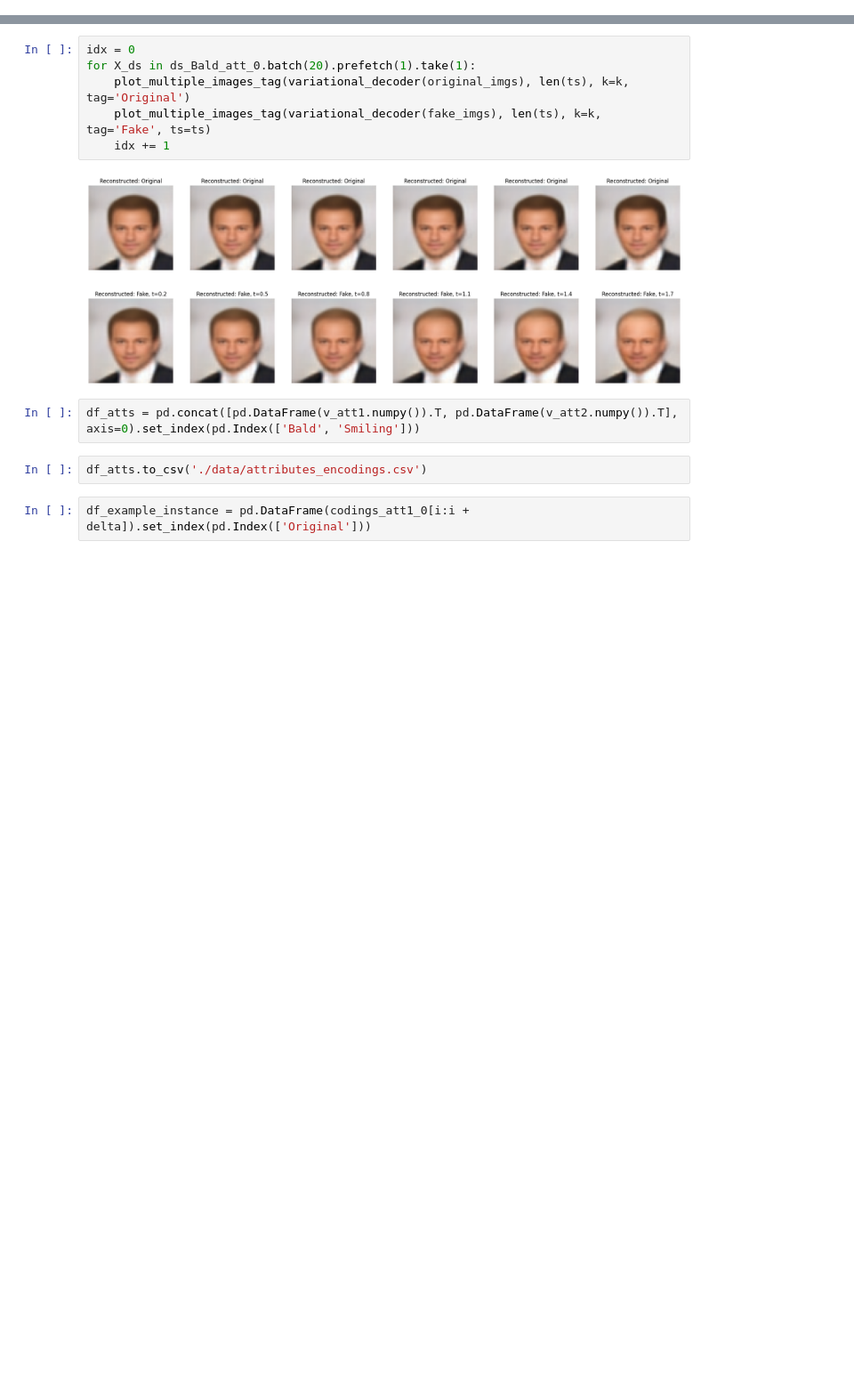
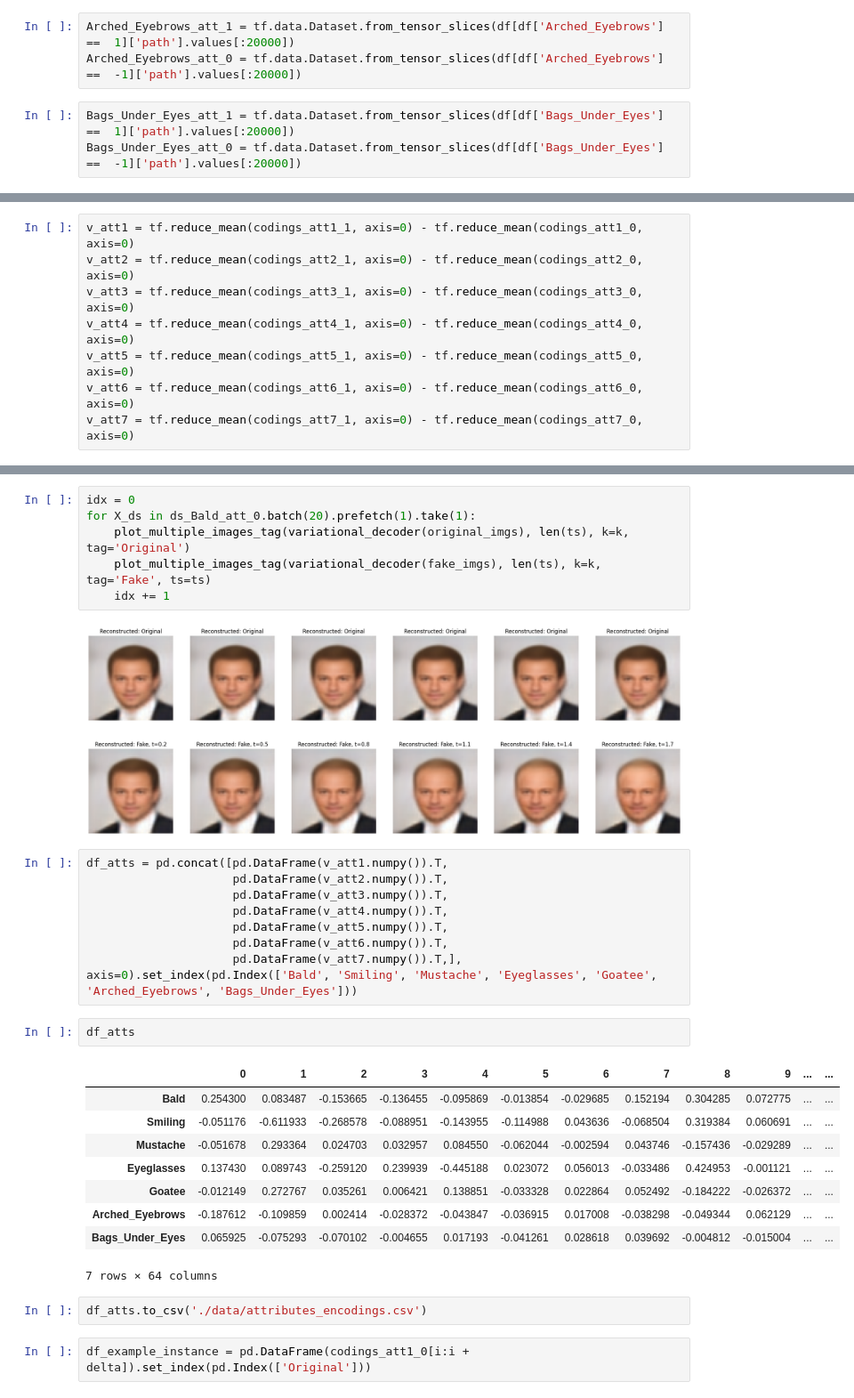
Before and after one commit to xValentim/VisionAlchemy, a Jupyter notebook: interpolation_celeba.ipynb, the cells around one changed output, grey strips where cells are left out. Shown: that part at 89% size. Saved outputs shown, nothing was run; the diff lists cells and outputs as text; blank space fills up the shorter version.

```diff
--- a/interpolation_celeba.ipynb
+++ b/interpolation_celeba.ipynb
@@ -232,3 +293,9 @@ Smiling_att_0 = tf.data.Dataset.from_tensor_slices(df[df['Smiling'] ==  -1]['pat
+# %%
+Arched_Eyebrows_att_1 = tf.data.Dataset.from_tensor_slices(df[df['Arched_Eyebrows'] ==  1]['path'].values[:20000])
+Arched_Eyebrows_att_0 = tf.data.Dataset.from_tensor_slices(df[df['Arched_Eyebrows'] ==  -1]['path'].values[:20000])
+# %%
+Bags_Under_Eyes_att_1 = tf.data.Dataset.from_tensor_slices(df[df['Bags_Under_Eyes'] ==  1]['path'].values[:20000])
+Bags_Under_Eyes_att_0 = tf.data.Dataset.from_tensor_slices(df[df['Bags_Under_Eyes'] ==  -1]['path'].values[:20000])
 # %%
 '''
 
@@ -317,3 +444,11 @@ v_att1, v_att2
+# %%
+v_att1 = tf.reduce_mean(codings_att1_1, axis=0) - tf.reduce_mean(codings_att1_0, axis=0)
+v_att2 = tf.reduce_mean(codings_att2_1, axis=0) - tf.reduce_mean(codings_att2_0, axis=0)
+v_att3 = tf.reduce_mean(codings_att3_1, axis=0) - tf.reduce_mean(codings_att3_0, axis=0)
+v_att4 = tf.reduce_mean(codings_att4_1, axis=0) - tf.reduce_mean(codings_att4_0, axis=0)
+v_att5 = tf.reduce_mean(codings_att5_1, axis=0) - tf.reduce_mean(codings_att5_0, axis=0)
+v_att6 = tf.reduce_mean(codings_att6_1, axis=0) - tf.reduce_mean(codings_att6_0, axis=0)
+v_att7 = tf.reduce_mean(codings_att7_1, axis=0) - tf.reduce_mean(codings_att7_0, axis=0)
 # %%
 def plot_multiple_images_tag(images, n_cols=None, k=1, tag=False, ts=None):
     n_cols = n_cols or len(images)
@@ -356,7 +491,25 @@ for X_ds in ds_Bald_att_0.batch(20).prefetch(1).take(1):
 [figure]
 [figure]
 # %%
-df_atts = pd.concat([pd.DataFrame(v_att1.numpy()).T, pd.DataFrame(v_att2.numpy()).T], axis=0).set_index(pd.Index(['Bald', 'Smiling']))
+df_atts = pd.concat([pd.DataFrame(v_att1.numpy()).T,
+                     pd.DataFrame(v_att2.numpy()).T,
+                     pd.DataFrame(v_att3.numpy()).T,
+                     pd.DataFrame(v_att4.numpy()).T,
+                     pd.DataFrame(v_att5.numpy()).T,
+                     pd.DataFrame(v_att6.numpy()).T,
+                     pd.DataFrame(v_att7.numpy()).T,], axis=0).set_index(pd.Index(['Bald', 'Smiling', 'Mustache', 'Eyeglasses', 'Goatee', 'Arched_Eyebrows', 'Bags_Under_Eyes']))
+# %%
+df_atts
+# %% [output]
+|  | 0 | 1 | 2 | 3 | 4 | 5 | 6 | 7 | 8 | 9 | ... | ... |
+| Bald | 0.254300 | 0.083487 | -0.153665 | -0.136455 | -0.095869 | -0.013854 | -0.029685 | 0.152194 | 0.304285 | 0.072775 | ... | ... |
+| Smiling | -0.051176 | -0.611933 | -0.268578 | -0.088951 | -0.143955 | -0.114988 | 0.043636 | -0.068504 | 0.319384 | 0.060691 | ... | ... |
+| Mustache | -0.051678 | 0.293364 | 0.024703 | 0.032957 | 0.084550 | -0.062044 | -0.002594 | 0.043746 | -0.157436 | -0.029289 | ... | ... |
+| Eyeglasses | 0.137430 | 0.089743 | -0.259120 | 0.239939 | -0.445188 | 0.023072 | 0.056013 | -0.033486 | 0.424953 | -0.001121 | ... | ... |
+| Goatee | -0.012149 | 0.272767 | 0.035261 | 0.006421 | 0.138851 | -0.033328 | 0.022864 | 0.052492 | -0.184222 | -0.026372 | ... | ... |
+| Arched_Eyebrows | -0.187612 | -0.109859 | 0.002414 | -0.028372 | -0.043847 | -0.036915 | 0.017008 | -0.038298 | -0.049344 | 0.062129 | ... | ... |
+| Bags_Under_Eyes | 0.065925 | -0.075293 | -0.070102 | -0.004655 | 0.017193 | -0.041261 | 0.028618 | 0.039692 | -0.004812 | -0.015004 | ... | ... |
+7 rows × 64 columns
 # %%
 df_atts.to_csv('./data/attributes_encodings.csv')
 # %%
```
Also changed, not shown: parts of 22 cells of this notebook, 3 other files.
